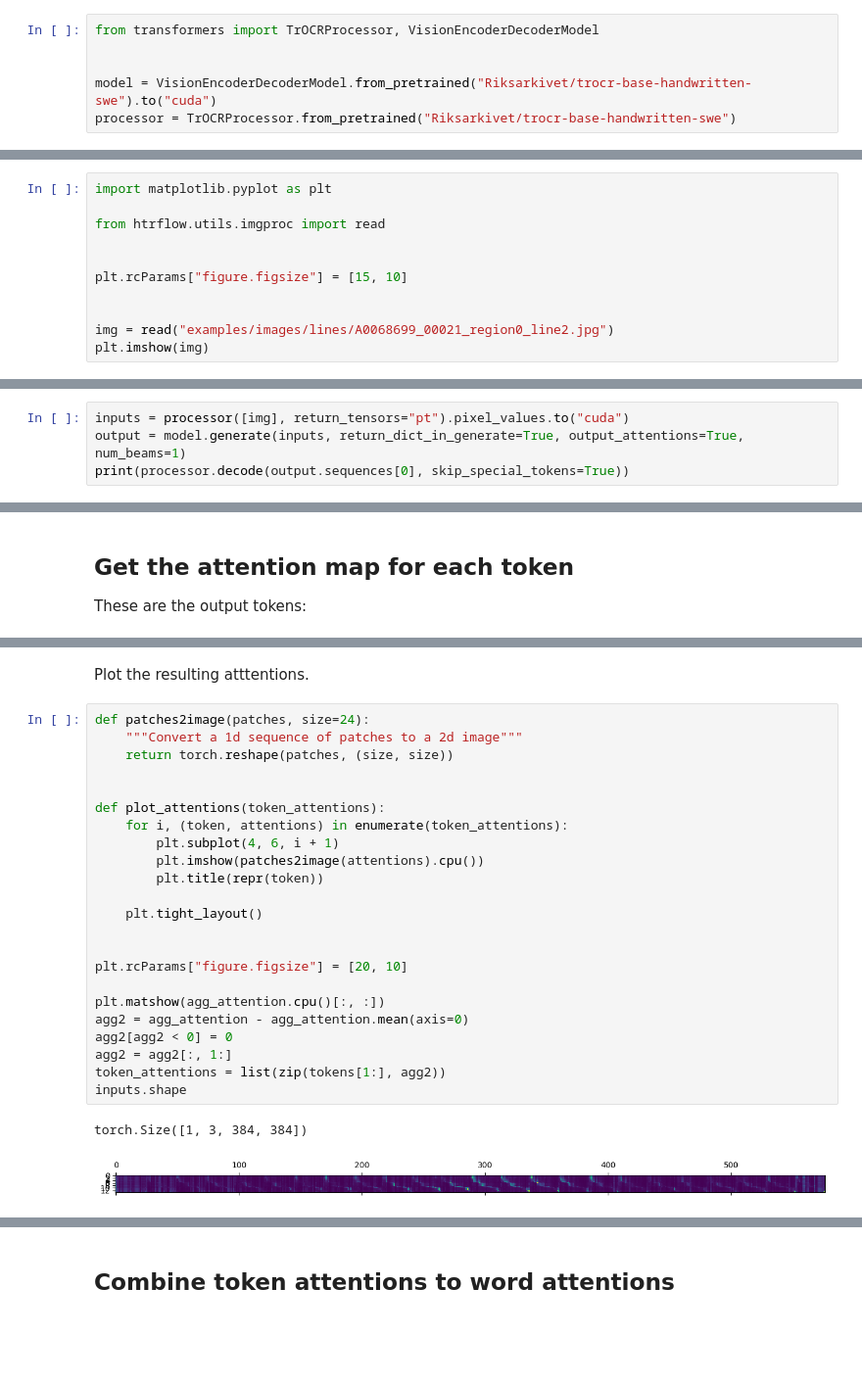
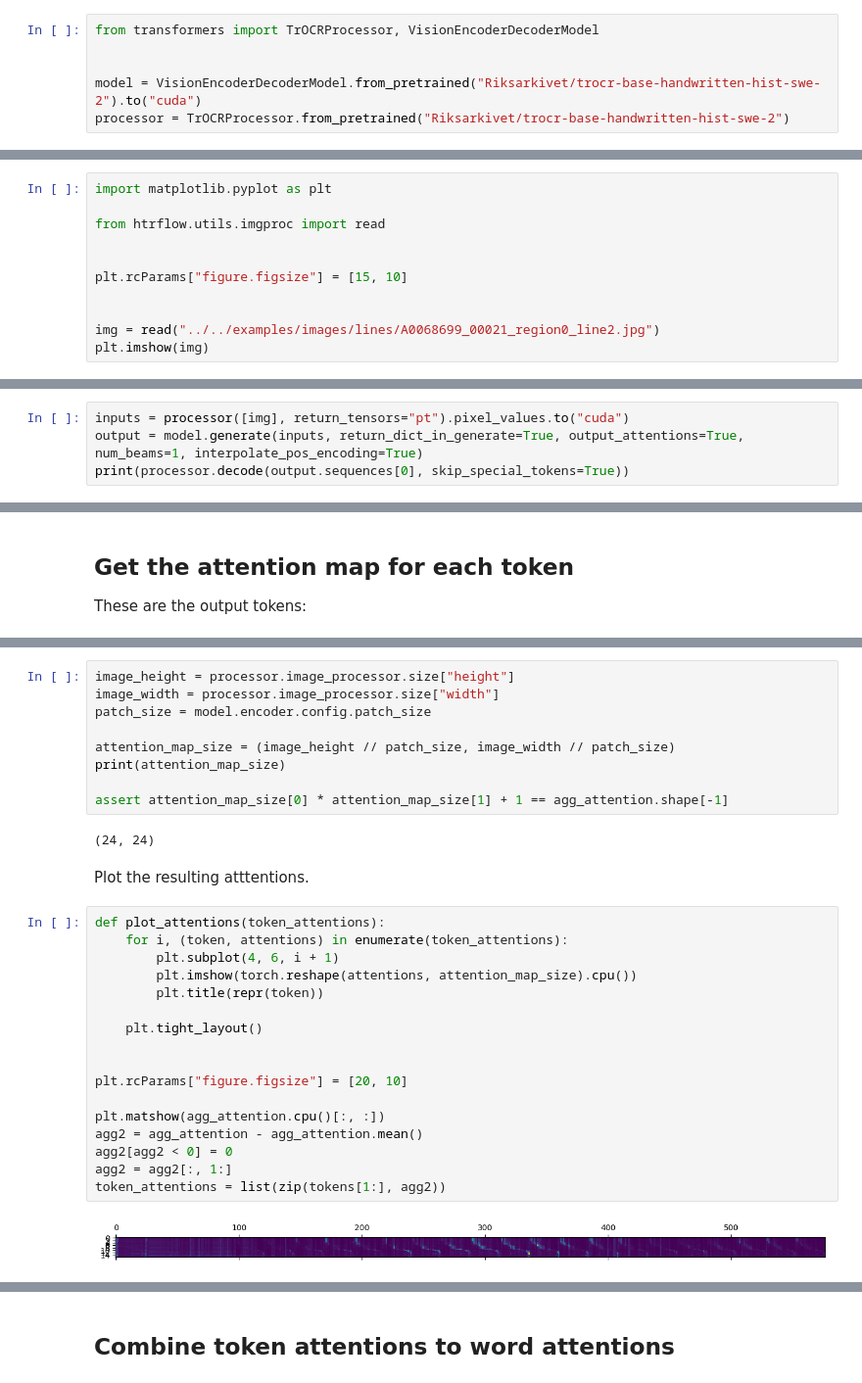
Before and after one commit to AI-Riksarkivet/htrflow, a Jupyter notebook: docs/notebooks/attention-based-word-segmentation.ipynb, the cells around one changed output, grey strips where cells are left out. Shown at 98% size. Saved outputs shown, nothing was run; the diff lists cells and outputs as text; blank space fills up the shorter version.

Commit message:
Update word segmentation notebook
- remove hard-coded image size parameters so that it works regarless
of input image size
- smoothen attention signal before computing the intersections

```diff
--- a/docs/notebooks/attention-based-word-segmentation.ipynb
+++ b/docs/notebooks/attention-based-word-segmentation.ipynb
@@ -11,8 +11,8 @@ We use the Swedish TrOCR model from Riksarkivet.
 from transformers import TrOCRProcessor, VisionEncoderDecoderModel
 
 
-model = VisionEncoderDecoderModel.from_pretrained("Riksarkivet/trocr-base-handwritten-swe").to("cuda")
-processor = TrOCRProcessor.from_pretrained("Riksarkivet/trocr-base-handwritten-swe")
+model = VisionEncoderDecoderModel.from_pretrained("Riksarkivet/trocr-base-handwritten-hist-swe-2").to("cuda")
+processor = TrOCRProcessor.from_pretrained("Riksarkivet/trocr-base-handwritten-hist-swe-2")
 # %% [markdown]
 Load an input image.
 # %%
@@ -24,7 +24,7 @@ from htrflow.utils.imgproc import read
 plt.rcParams["figure.figsize"] = [15, 10]
 
 
-img = read("examples/images/lines/A0068699_00021_region0_line2.jpg")
+img = read("../../examples/images/lines/A0068699_00021_region0_line2.jpg")
 plt.imshow(img)
 # %% [output]
 <matplotlib.image.AxesImage at 0x...>
@@ -35,5 +35,5 @@ plt.imshow(img)
 Note the arguments passed to `model.generate`. Setting `return_dict_in_generate` and `output_attentions` to `True` makes the model return the attention matrices. It is also important to set `num_beams` to 1, otherwise the output attention matrices may not be aligned with the tokens. (Not sure why, but it could be related to this: https://discuss.huggingface.co/t/t5-why-do-we-have-more-tokens-expressed-via-cross-attentions-than-the-decoded-sequence/31893)
 # %%
 inputs = processor([img], return_tensors="pt").pixel_values.to("cuda")
-output = model.generate(inputs, return_dict_in_generate=True, output_attentions=True, num_beams=1)
+output = model.generate(inputs, return_dict_in_generate=True, output_attentions=True, num_beams=1, interpolate_pos_encoding=True)
 print(processor.decode(output.sequences[0], skip_special_tokens=True))
@@ -71,31 +79,35 @@ torch.Size([14, 577])
+# %%
+image_height = processor.image_processor.size["height"]
+image_width = processor.image_processor.size["width"]
+patch_size = model.encoder.config.patch_size
+
+attention_map_size = (image_height // patch_size, image_width // patch_size)
+print(attention_map_size)
+
+assert attention_map_size[0] * attention_map_size[1] + 1 == agg_attention.shape[-1]
+# %% [output]
+(24, 24)
 # %% [markdown]
 Plot the resulting atttentions.
 # %%
-def patches2image(patches, size=24):
-    """Convert a 1d sequence of patches to a 2d image"""
-    return torch.reshape(patches, (size, size))
-
-
 def plot_attentions(token_attentions):
     for i, (token, attentions) in enumerate(token_attentions):
         plt.subplot(4, 6, i + 1)
-        plt.imshow(patches2image(attentions).cpu())
+        plt.imshow(torch.reshape(attentions, attention_map_size).cpu())
         plt.title(repr(token))
 
     plt.tight_layout()
 
 
 plt.rcParams["figure.figsize"] = [20, 10]
 
 plt.matshow(agg_attention.cpu()[:, :])
-agg2 = agg_attention - agg_attention.mean(axis=0)
+agg2 = agg_attention - agg_attention.mean()
 agg2[agg2 < 0] = 0
 agg2 = agg2[:, 1:]
 token_attentions = list(zip(tokens[1:], agg2))
-inputs.shape
 # %% [output]
-torch.Size([1, 3, 384, 384])
-[figure, old version]
+[figure, new version]
 # %%
 plot_attentions(token_attentions)
 
```
Also changed, not shown: parts of 9 cells of this notebook.
